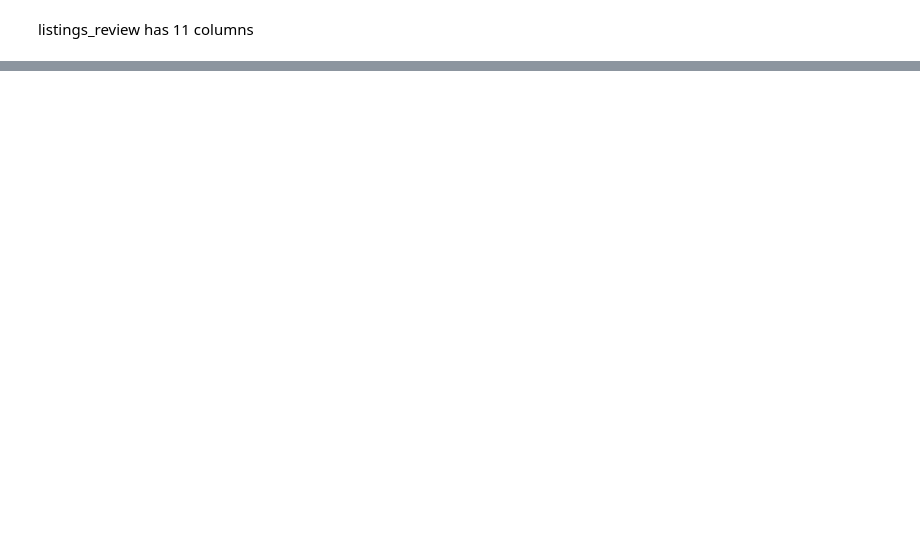
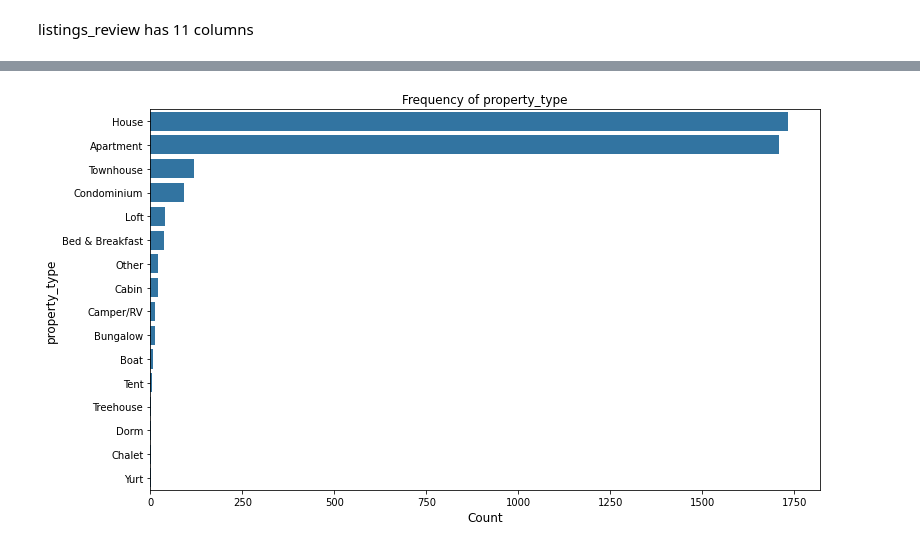
Before and after one commit to fabdanolu/Seattle-Airbnb, a Jupyter notebook: seattle.ipynb, the cells around one changed output, grey strips where cells are left out. Saved outputs shown, nothing was run; the diff lists cells and outputs as text; code cells hidden in the pictures; blank space fills up the shorter version.

```diff
--- a/seattle.ipynb
+++ b/seattle.ipynb
@@ -245,15 +381,15 @@ listings_price has 8 columns
 
 listings_bedtails = listings_df[['id',
 'property_type',
- 'room_type',
- 'accommodates',
- 'bathrooms',
- 'bedrooms',
- 'occupancy_rate','beds',
- 'bed_type',
- 'amenities',
- 'square_feet',
- 'amenities',
- 'square_feet']]
+'room_type',
+'accommodates',
+'bathrooms',
+'bedrooms',
+'beds',
+'bed_type',
+'amenities',
+'square_feet',
+'amenities',
+'square_feet']]
 
 listings_bedtails
@@ -366,0 +650,15 @@ listings_df.shape
+# %%
+
+# Plot for Property Type
+# Choose color for plot
+def count_univ(data, y, color= sns.color_palette()[0]):
+    order = data[y].value_counts().index
+
+    sns.countplot(data=data, y=y, color=color, order=order)
+    plt.title(f'Frequency of {y}')
+    plt.ylabel(f'{y}', fontsize=12)
+    plt.xlabel('Count', fontsize=12)
+    plt.show()
+count_univ(data=listings_bedtails,y='property_type')
+# %% [output]
+[figure, added]
```
Also changed, not shown: parts of 57 cells of this notebook.
